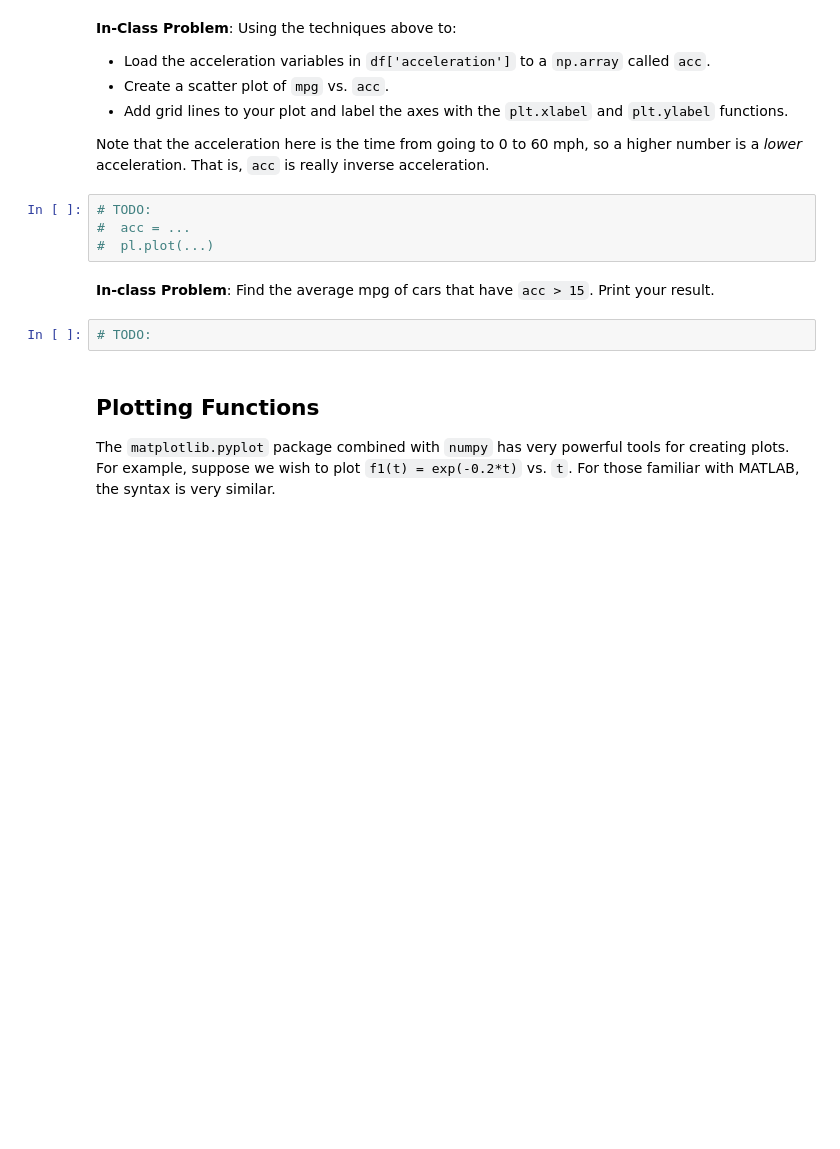
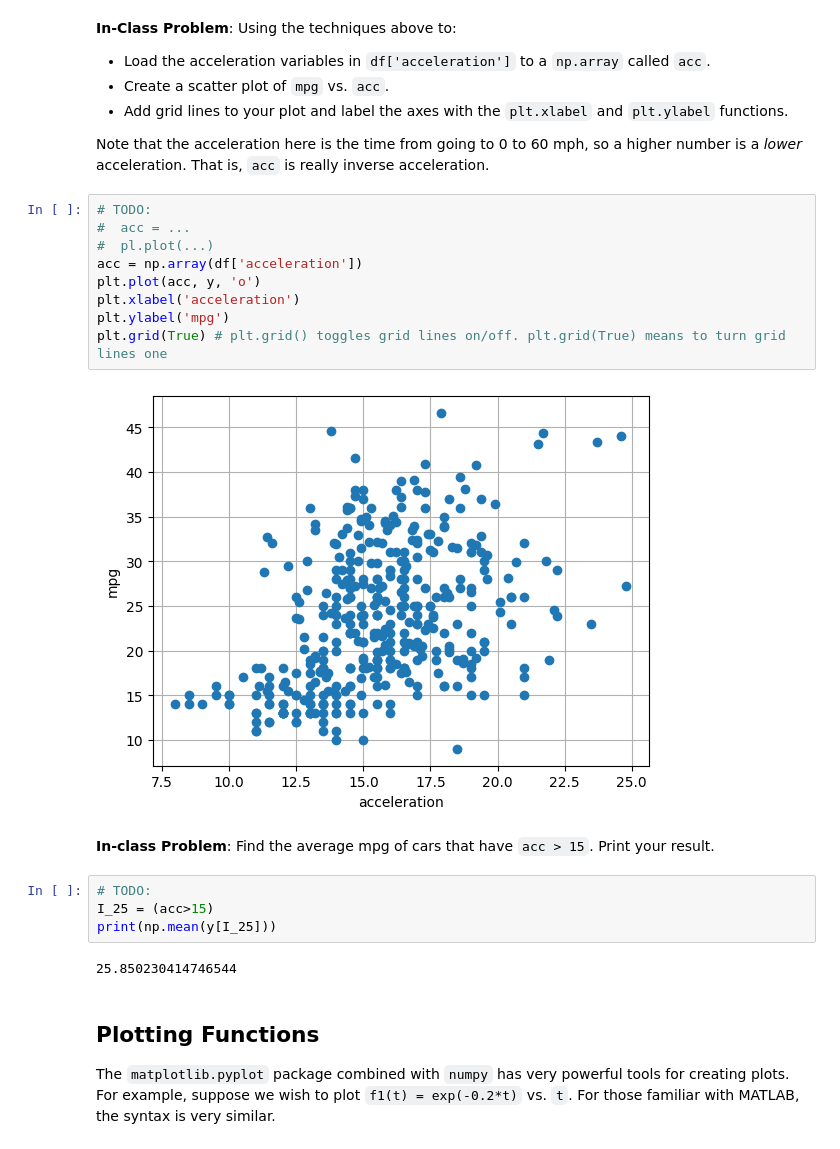
Before and after one commit to MYRONZHWENG/introml, a Jupyter notebook: unit02_simp_lin_reg/demo_auto_mpg.ipynb, the cells around one changed output. Drawn from its saved outputs; the diff is of its cells as text; blank space fills up the shorter version.

```diff
--- a/unit02_simp_lin_reg/demo_auto_mpg.ipynb
+++ b/unit02_simp_lin_reg/demo_auto_mpg.ipynb
@@ -208,14 +226,25 @@ np.mean(x[I])
 * Add grid lines to your plot and label the axes with the `plt.xlabel` and `plt.ylabel` functions.
 
 Note that the acceleration here is the time from going to 0 to 60 mph, so a higher number is a *lower* acceleration.  That is, `acc` is really inverse acceleration.
-# %%
-# TODO:
-#  acc = ...
-#  pl.plot(...)
+# %%
+# TODO:
+#  acc = ...
+#  pl.plot(...)
+acc = np.array(df['acceleration'])
+plt.plot(acc, y, 'o')
+plt.xlabel('acceleration')
+plt.ylabel('mpg')
+plt.grid(True) # plt.grid() toggles grid lines on/off. plt.grid(True) means to turn grid lines one
+# %% [output]
+[figure, added]
 # %% [markdown]
 **In-class Problem**:  Find the average mpg of cars that have `acc > 15`.  Print your result.
-# %%
-# TODO:
+# %%
+# TODO:
+I_25 = (acc>15)
+print(np.mean(y[I_25]))
+# %% [output]
+25.850230414746544
 # %% [markdown]
 ## Plotting Functions
 
```
Also changed, not shown: parts of 31 cells of this notebook.
